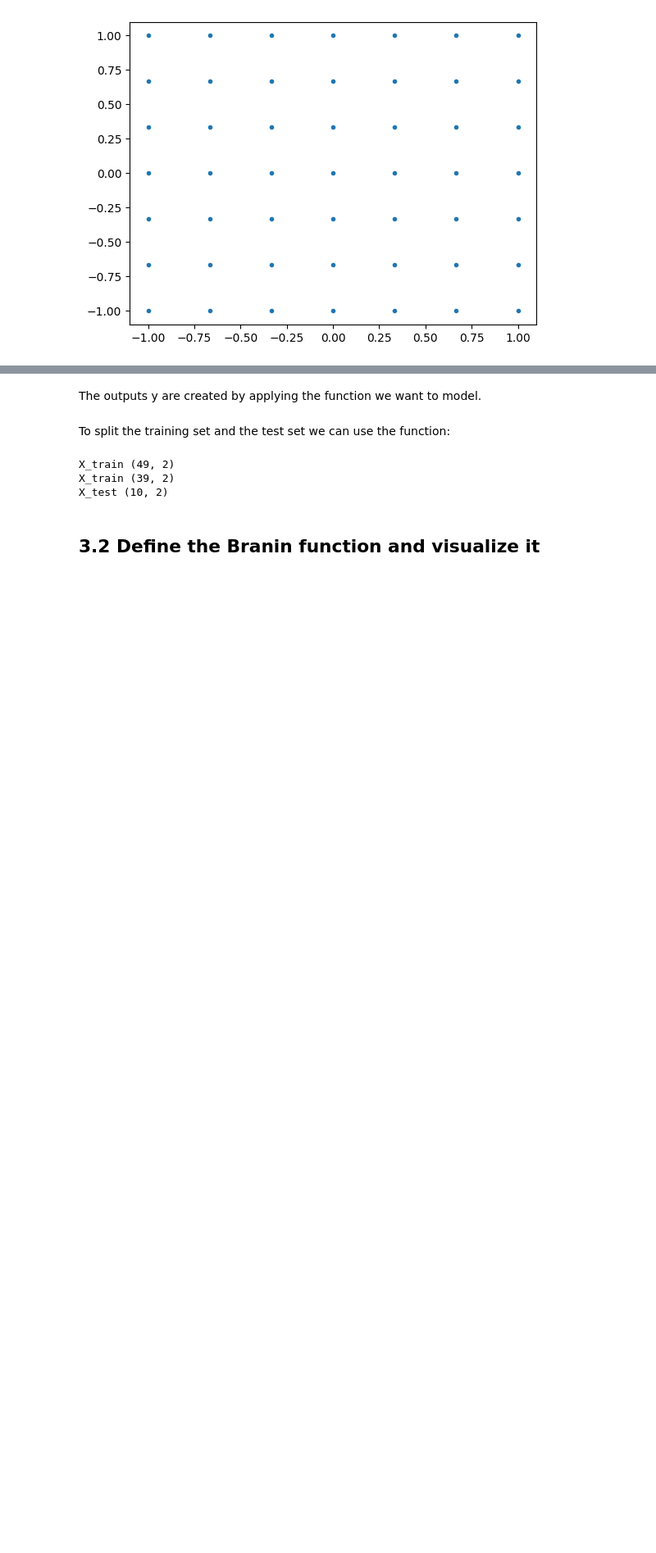
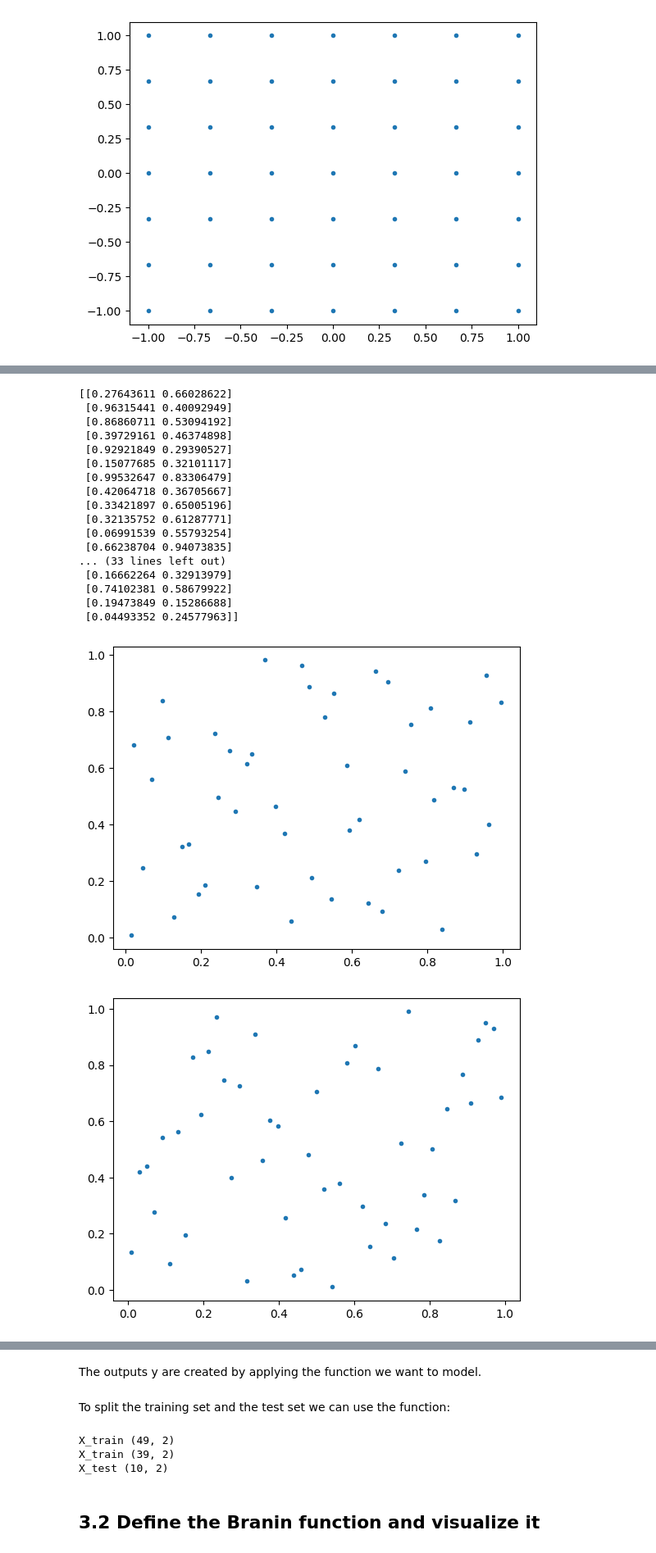
Before and after one commit to dbetteb/early-ML, a Jupyter notebook: 06_GAUSSIAN_PROCESS_BAYESIAN_OPTIM/Tutorial1_GP.ipynb, the cells around one changed output, grey strips where cells are left out. Shown: that part at 82% size. Drawn from its saved outputs; the diff is of its cells as text; code cells hidden in the pictures; blank space fills up the shorter version.

```diff
--- a/06_GAUSSIAN_PROCESS_BAYESIAN_OPTIM/Tutorial1_GP.ipynb
+++ b/06_GAUSSIAN_PROCESS_BAYESIAN_OPTIM/Tutorial1_GP.ipynb
@@ -491,27 +481,40 @@ x_train_and_test= qmc.scale(samples, lower_bounds, upper_bounds)
 # %%
-## If Python version < 3.12
+## with pydoe
+from pyDOE3 import lhs
 
-import sys
-
-if sys.version_info < (3, 12):
-    !pip install pyDOE2
-    from pyDOE2 import lhs
-    import imp  # Deprecated module, but still available
-    print("Using the 'imp' module (deprecated) in pydOE.")
-
-    dim = 2 # dimension of the problem
-    #DOE with classical LHS
-    x_train_and_test = lhs(dim, samples=49)
-    print(x_train_and_test)
-    plt.plot(x_train_and_test[:,0],x_train_and_test[:,1],'.')
-    plt.show()
-    #DOE with classical LHS criterion='center'
-    x_train_and_test = lhs(dim, samples=49, criterion='center')
-    #print(x_train_and_test)
-    plt.plot(x_train_and_test[:,0],x_train_and_test[:,1],'.')
-    plt.show()
-    #DOE with classical LHS criterion='centermaximin'
-    x_train_and_test = lhs(dim, samples=49, criterion='centermaximin')
-    #print(x_train_and_test)
-    plt.plot(x_train_and_test[:,0],x_train_and_test[:,1],'.')
-    plt.show()
+dim = 2 # dimension of the problem
+#DOE with classical LHS
+x_train_and_test = lhs(dim, samples=49)
+print(x_train_and_test)
+plt.plot(x_train_and_test[:,0],x_train_and_test[:,1],'.')
+plt.show()
+#DOE with classical LHS criterion='center'
+x_train_and_test = lhs(dim, samples=49, criterion='center')
+#print(x_train_and_test)
+plt.plot(x_train_and_test[:,0],x_train_and_test[:,1],'.')
+plt.show()
+#DOE with classical LHS criterion='centermaximin'
+x_train_and_test = lhs(dim, samples=49, criterion='centermaximin')
+#print(x_train_and_test)
+plt.plot(x_train_and_test[:,0],x_train_and_test[:,1],'.')
+plt.show()
+# %% [output]
+[[0.27643611 0.66028622]
+ [0.96315441 0.40092949]
+ [0.86860711 0.53094192]
+ [0.39729161 0.46374898]
+ [0.92921849 0.29390527]
+ [0.15077685 0.32101117]
+ [0.99532647 0.83306479]
+ [0.42064718 0.36705667]
+ [0.33421897 0.65005196]
+ [0.32135752 0.61287771]
+ [0.06991539 0.55793254]
+ [0.66238704 0.94073835]
+... (33 lines left out)
+ [0.16662264 0.32913979]
+ [0.74102381 0.58679922]
+ [0.19473849 0.15286688]
+ [0.04493352 0.24577963]]
+[figure, added]
+[figure, added]
```
Also changed, not shown: parts of 13 cells of this notebook, 1 other file.
